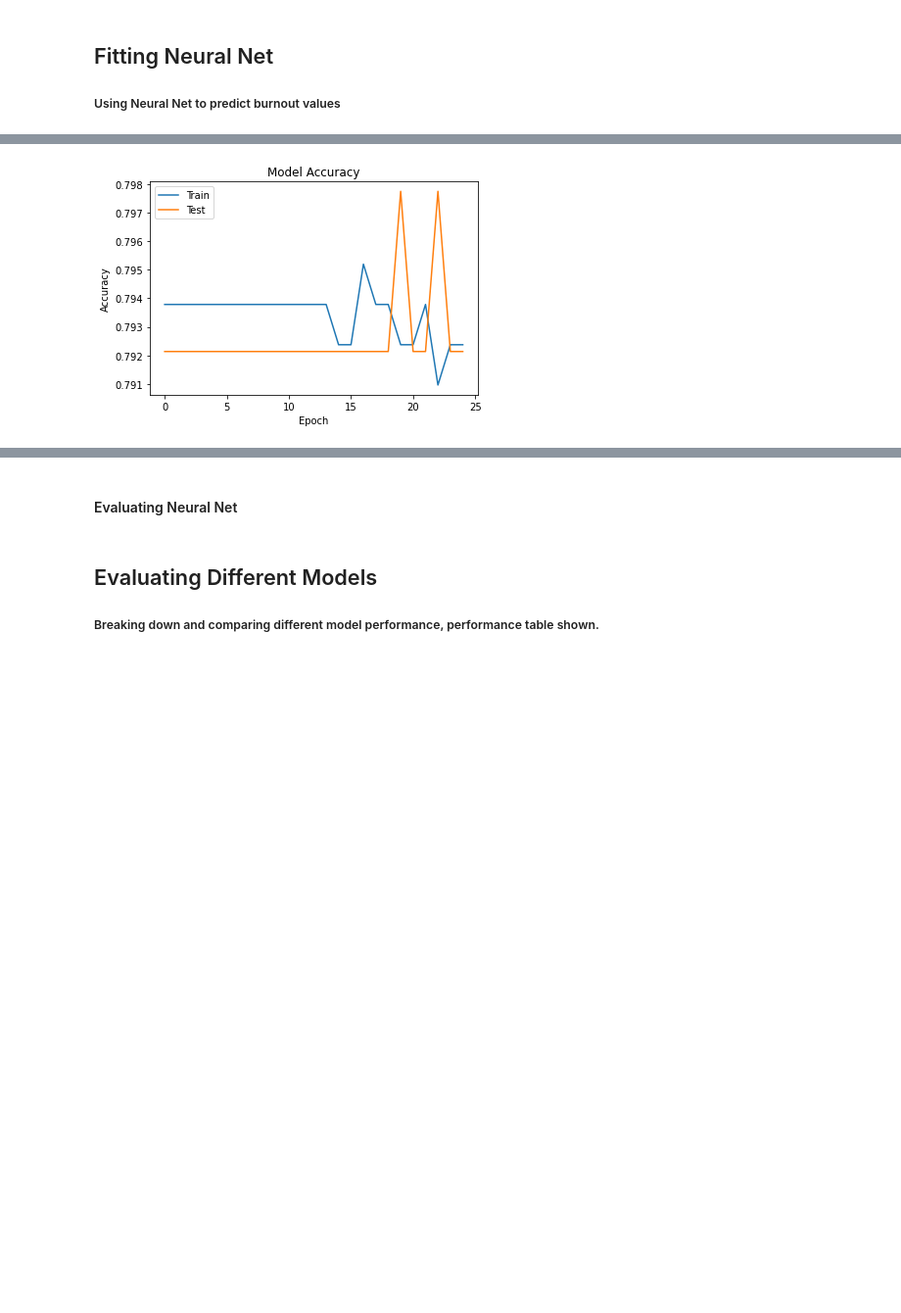
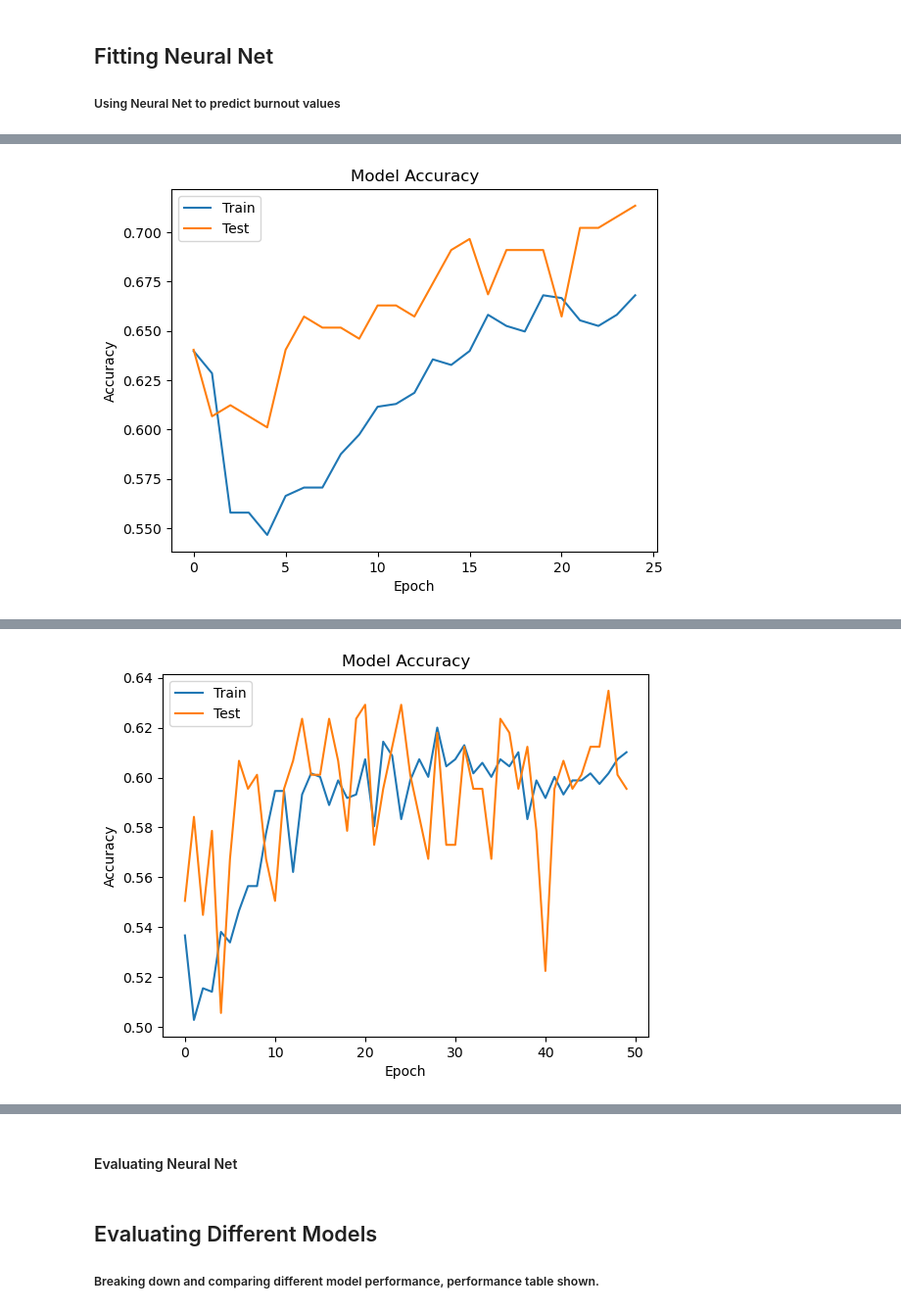
Before and after one commit to OrionSehn-personal/BurnoutPrediction, a Jupyter notebook: Burnout_Analysis.ipynb, the cells around one changed output, grey strips where cells are left out. Shown at 98% size. Cells and saved outputs as stored; diff of their text form; code cells hidden in the pictures; blank space fills up the shorter version.

Commit message:
resolved error in neural net history

```diff
--- a/Burnout_Analysis.ipynb
+++ b/Burnout_Analysis.ipynb
@@ -414,7 +414,7 @@ for epoch in epoch_nums:
         model.add(Dense(node, activation='relu'))
         model.add(Dense(1, activation='sigmoid'))
         model.compile(loss='binary_crossentropy', optimizer='adam', metrics=['accuracy'])
-        history = model.fit(train_X, y_cy_train, epochs=epoch, batch_size=10, verbose=0)
+        history = model.fit(train_X, y_cy_train, epochs=epoch, batch_size=10, verbose=0, validation_data=(val_X, y_cy_val))
 
         performance = roc_auc_score(y_cy_val, model.predict(val_X).round())
         if best_accuracy < performance:
@@ -466,7 +466,7 @@ for epoch in epoch_nums:
         model.add(Dense(node, activation='relu'))
         model.add(Dense(1, activation='sigmoid'))
         model.compile(loss='binary_crossentropy', optimizer='adam', metrics=['accuracy'])
-        history = model.fit(train_X, y_ea_train, epochs=epoch, batch_size=10, verbose=0)
+        history = model.fit(train_X, y_ea_train, epochs=epoch, batch_size=10, verbose=0, validation_data=(val_X, y_ea_val))
 
         performance = roc_auc_score(y_ea_val, model.predict(val_X).round())
         if best_accuracy < performance:
@@ -514 +519 @@ roc_auc_score: 0.682576193214491
-[figure, old version]
+[figure, new version]
@@ -514,0 +540 @@ roc_auc_score: 0.682576193214491
+[figure, added]
```
Also changed, not shown: parts of 5 cells of this notebook.
